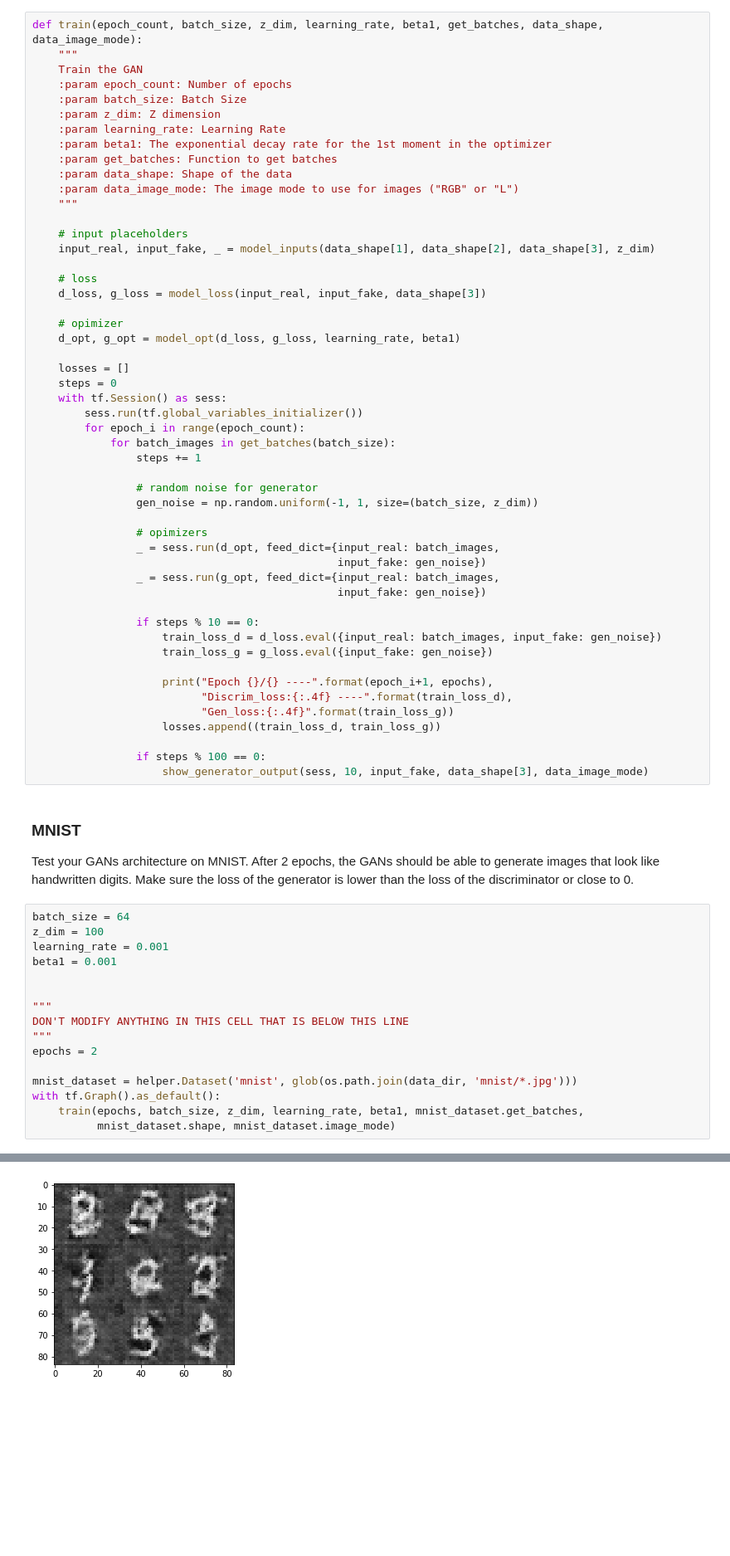
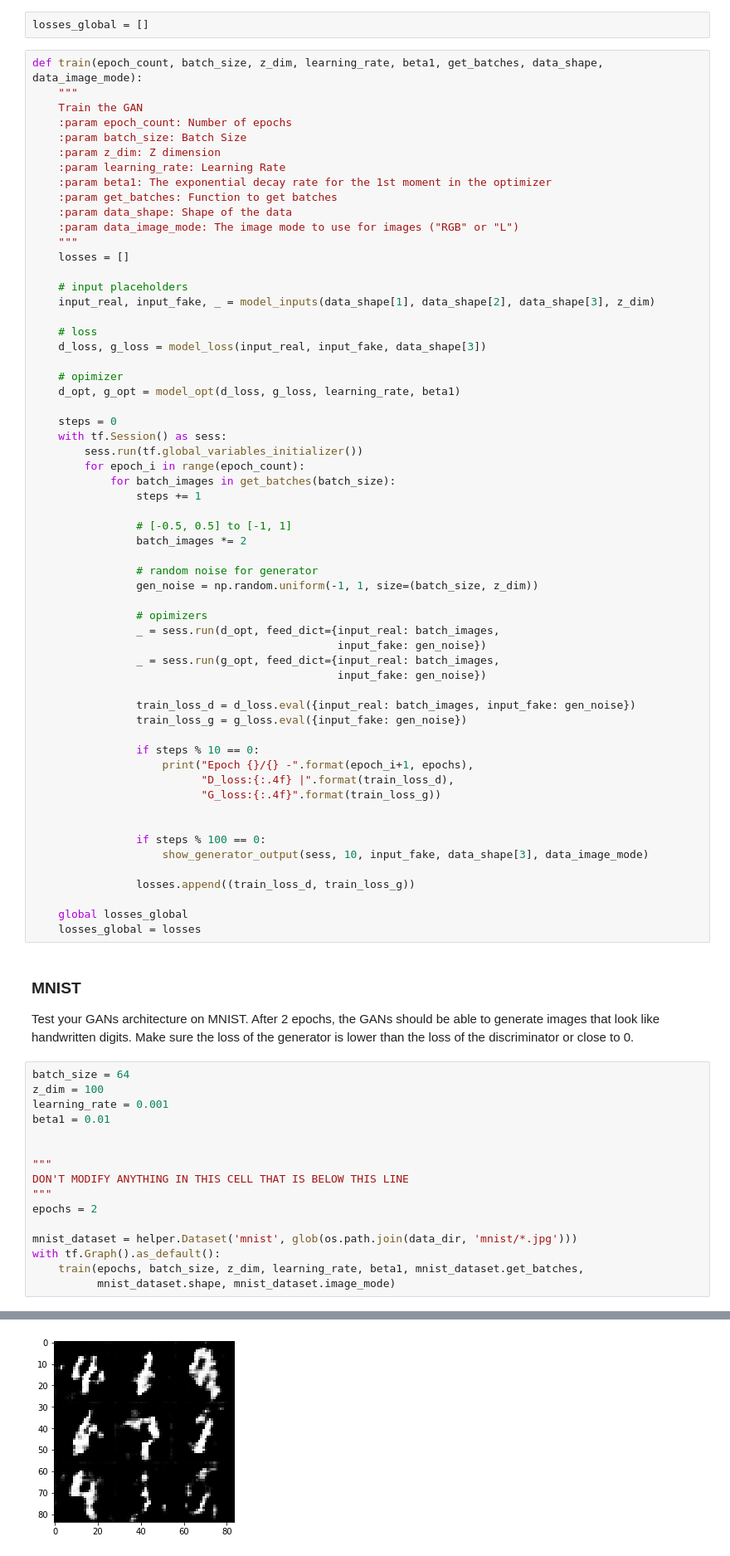
Before and after one commit to JackBurdick/GAN_face_generation, a Jupyter notebook: dlnd_face_generation.ipynb, the cells around one changed output, grey strips where cells are left out. Shown at 83% size. Saved outputs shown, nothing was run; the diff lists cells and outputs as text; blank space fills up the shorter version.

```diff
--- a/dlnd_face_generation.ipynb
+++ b/dlnd_face_generation.ipynb
@@ -328,6 +328,8 @@ Implement `train` to build and train the GANs.  Use the following functions you
 - `model_opt(d_loss, g_loss, learning_rate, beta1)`
 
 Use the `show_generator_output` to show `generator` output while you train. Running `show_generator_output` for every batch will drastically increase training time and increase the size of the notebook.  It's recommended to print the `generator` output every 100 batches.
+# %%
+losses_global = []
 # %%
 def train(epoch_count, batch_size, z_dim, learning_rate, beta1, get_batches, data_shape, data_image_mode):
     """
@@ -341,6 +343,7 @@ def train(epoch_count, batch_size, z_dim, learning_rate, beta1, get_batches, dat
     :param data_shape: Shape of the data
     :param data_image_mode: The image mode to use for images ("RGB" or "L")
     """
+    losses = []
 
     # input placeholders
     input_real, input_fake, _ = model_inputs(data_shape[1], data_shape[2], data_shape[3], z_dim)
@@ -351,13 +354,15 @@ def train(epoch_count, batch_size, z_dim, learning_rate, beta1, get_batches, dat
     # opimizer
     d_opt, g_opt = model_opt(d_loss, g_loss, learning_rate, beta1)
 
-    losses = []
     steps = 0
     with tf.Session() as sess:
         sess.run(tf.global_variables_initializer())
         for epoch_i in range(epoch_count):
             for batch_images in get_batches(batch_size):
                 steps += 1
+
+                # [-0.5, 0.5] to [-1, 1]
+                batch_images *= 2
 
                 # random noise for generator
                 gen_noise = np.random.uniform(-1, 1, size=(batch_size, z_dim))
@@ -368,17 +373,22 @@ def train(epoch_count, batch_size, z_dim, learning_rate, beta1, get_batches, dat
                 _ = sess.run(g_opt, feed_dict={input_real: batch_images,
                                                input_fake: gen_noise})
 
+                train_loss_d = d_loss.eval({input_real: batch_images, input_fake: gen_noise})
+                train_loss_g = g_loss.eval({input_fake: gen_noise})
+
                 if steps % 10 == 0:
-                    train_loss_d = d_loss.eval({input_real: batch_images, input_fake: gen_noise})
-                    train_loss_g = g_loss.eval({input_fake: gen_noise})
+                    print("Epoch {}/{} -".format(epoch_i+1, epochs),
+                          "D_loss:{:.4f} |".format(train_loss_d),
+                          "G_loss:{:.4f}".format(train_loss_g))
 
-                    print("Epoch {}/{} ----".format(epoch_i+1, epochs),
-                          "Discrim_loss:{:.4f} ----".format(train_loss_d),
-                          "Gen_loss:{:.4f}".format(train_loss_g))
-                    losses.append((train_loss_d, train_loss_g))
 
                 if steps % 100 == 0:
                     show_generator_output(sess, 10, input_fake, data_shape[3], data_image_mode)
+
+                losses.append((train_loss_d, train_loss_g))
+
+    global losses_global
+    losses_global = losses
 # %% [markdown]
 ### MNIST
 Test your GANs architecture on MNIST.  After 2 epochs, the GANs should be able to generate images that look like handwritten digits.  Make sure the loss of the generator is lower than the loss of the discriminator or close to 0.
@@ -386,7 +396,7 @@ Test your GANs architecture on MNIST.  After 2 epochs, the GANs should be able t
 batch_size = 64
 z_dim = 100
 learning_rate = 0.001
-beta1 = 0.001
+beta1 = 0.01
 
 
 """
@@ -434 +444 @@ Epoch 1/2 ---- Loss - Discriminator:0.8947 ---- Loss - Generator:0.9330
-[figure, old version]
+[figure, new version]
```
Also changed, not shown: parts of 6 cells of this notebook, 2 other files.
